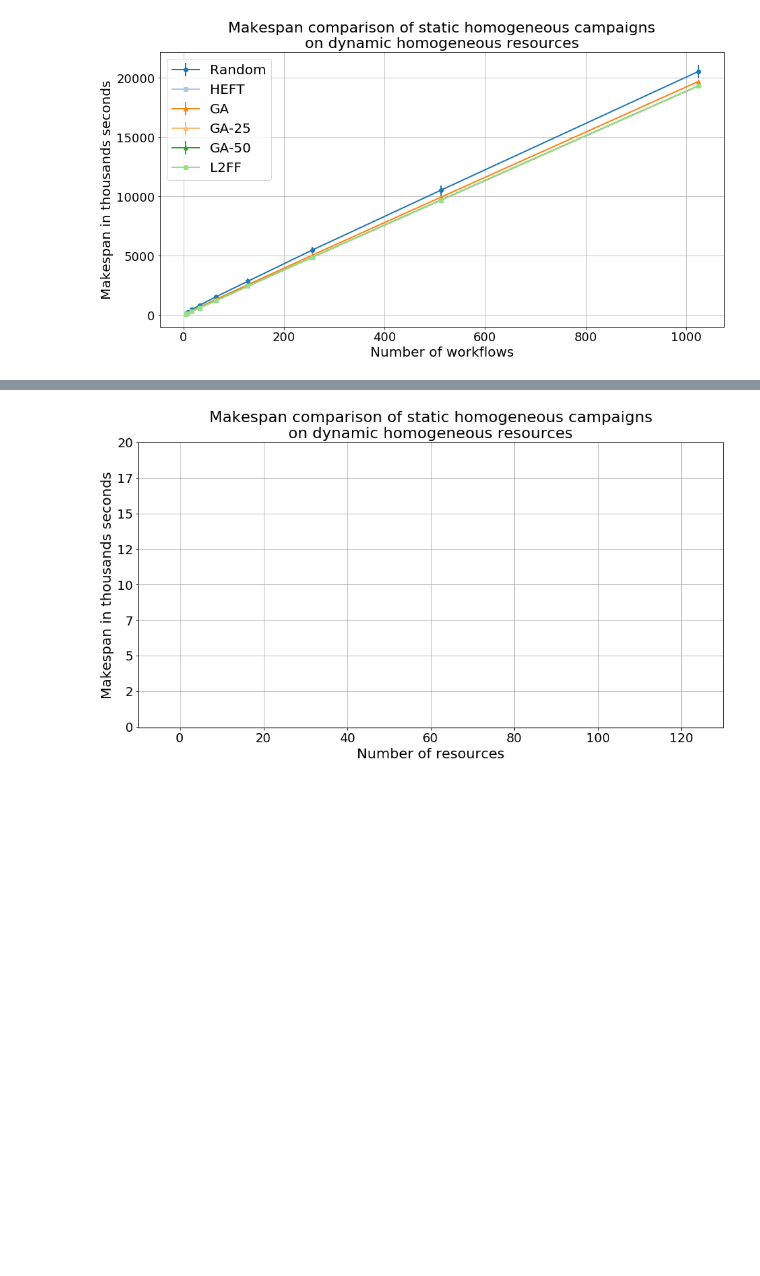
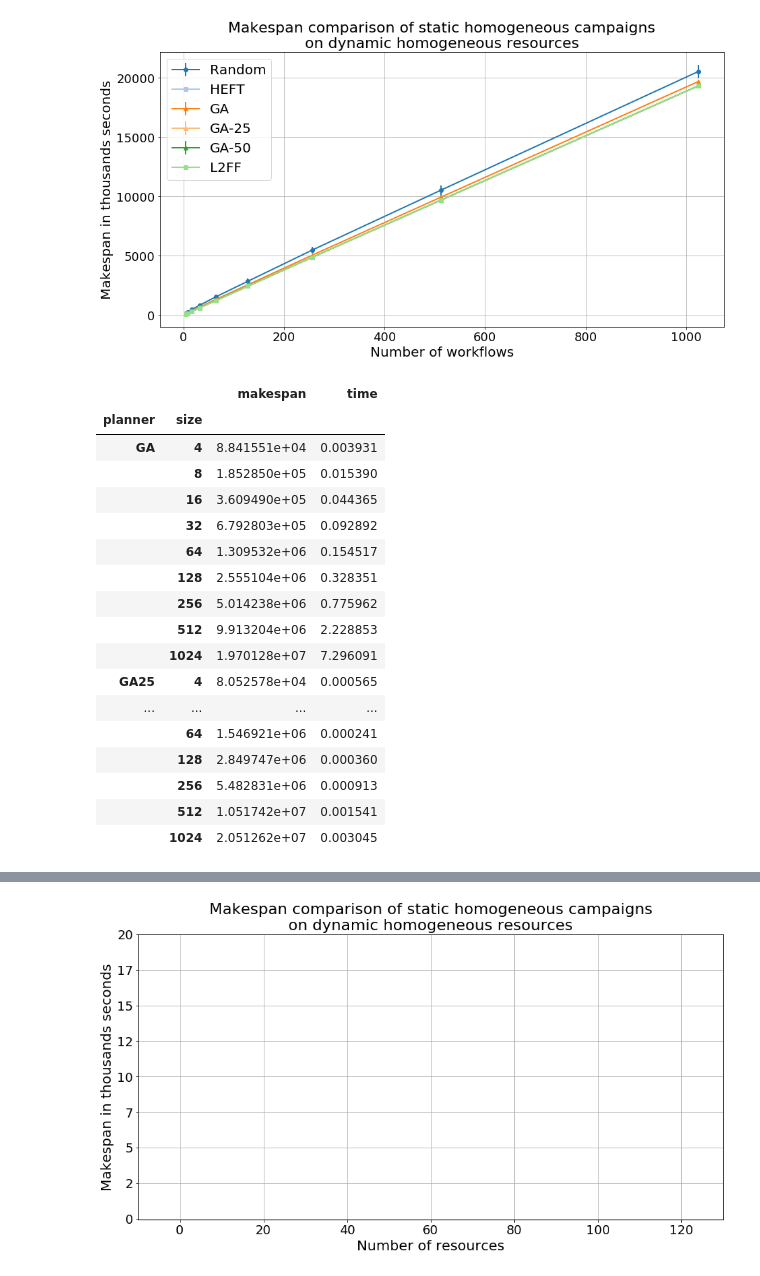
Before and after one commit to radical-experiments/campaign_manager, a Jupyter notebook: Notebooks/Experiment3.ipynb, the cells around one changed output, grey strips where cells are left out. Cells and saved outputs as stored; diff of their text form; code cells hidden in the pictures; blank space fills up the shorter version.

```diff
--- a/Notebooks/Experiment3.ipynb
+++ b/Notebooks/Experiment3.ipynb
@@ -49,3 +49,24 @@ _ = axis.legend(fontsize=20)
 #fig.savefig('StHomoCampaigns_4DyHomoResources.pdf',bbox_inches='tight')
 # %% [output]
 [figure]
+# %%
+StHomoCampaigns_4DynHomoResources_makespan_means
+# %% [output]
+|  |  | makespan | time |
+| planner | size |  |  |
+| GA | 4 | 8.841551e+04 | 0.003931 |
+|  | 8 | 1.852850e+05 | 0.015390 |
+|  | 16 | 3.609490e+05 | 0.044365 |
+|  | 32 | 6.792803e+05 | 0.092892 |
+|  | 64 | 1.309532e+06 | 0.154517 |
+|  | 128 | 2.555104e+06 | 0.328351 |
+|  | 256 | 5.014238e+06 | 0.775962 |
+|  | 512 | 9.913204e+06 | 2.228853 |
+|  | 1024 | 1.970128e+07 | 7.296091 |
+| GA25 | 4 | 8.052578e+04 | 0.000565 |
+| ... | ... | ... | ... |
+|  | 64 | 1.546921e+06 | 0.000241 |
+|  | 128 | 2.849747e+06 | 0.000360 |
+|  | 256 | 5.482831e+06 | 0.000913 |
+|  | 512 | 1.051742e+07 | 0.001541 |
+|  | 1024 | 2.051262e+07 | 0.003045 |
```
Also changed, not shown: parts of 6 cells of this notebook, 43 other files.
